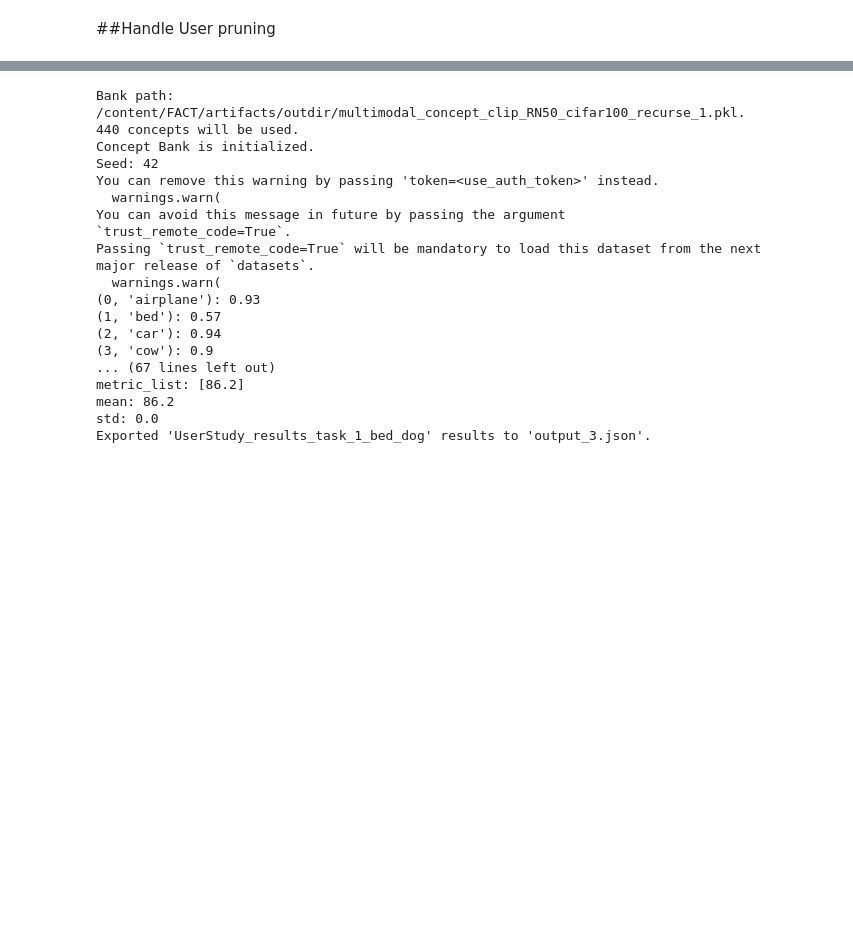
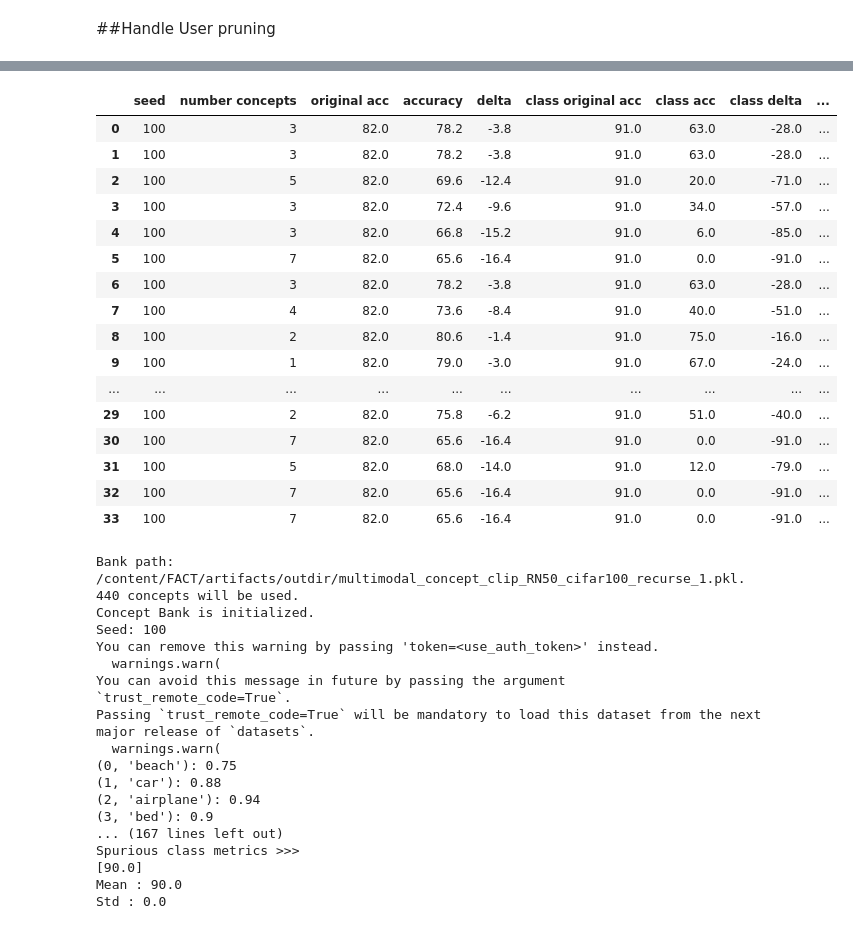
Before and after one commit to dgcnz/FACT, a Jupyter notebook: notebooks/user_study_pcbm.ipynb, the cells around one changed output, grey strips where cells are left out. Saved outputs shown, nothing was run; the diff lists cells and outputs as text; code cells hidden in the pictures; blank space fills up the shorter version.

```diff
--- a/notebooks/user_study_pcbm.ipynb
+++ b/notebooks/user_study_pcbm.ipynb
@@ -768,0 +1975,22 @@ formatted_concept = f"'{corrected_string}'"
+# %%
+csv_path = '/content/FACT/artifacts/outdir/users_pruning_results_task_2_keyboard_cat.csv'
+df = pd.read_csv(csv_path)
+df
+# %% [output]
+|  | seed | number concepts | original acc | accuracy | delta | class original acc | class acc | class delta | ... |
+| 0 | 100 | 3 | 82.0 | 78.2 | -3.8 | 91.0 | 63.0 | -28.0 | ... |
+| 1 | 100 | 3 | 82.0 | 78.2 | -3.8 | 91.0 | 63.0 | -28.0 | ... |
+| 2 | 100 | 5 | 82.0 | 69.6 | -12.4 | 91.0 | 20.0 | -71.0 | ... |
+| 3 | 100 | 3 | 82.0 | 72.4 | -9.6 | 91.0 | 34.0 | -57.0 | ... |
+| 4 | 100 | 3 | 82.0 | 66.8 | -15.2 | 91.0 | 6.0 | -85.0 | ... |
+| 5 | 100 | 7 | 82.0 | 65.6 | -16.4 | 91.0 | 0.0 | -91.0 | ... |
+| 6 | 100 | 3 | 82.0 | 78.2 | -3.8 | 91.0 | 63.0 | -28.0 | ... |
+| 7 | 100 | 4 | 82.0 | 73.6 | -8.4 | 91.0 | 40.0 | -51.0 | ... |
+| 8 | 100 | 2 | 82.0 | 80.6 | -1.4 | 91.0 | 75.0 | -16.0 | ... |
+| 9 | 100 | 1 | 82.0 | 79.0 | -3.0 | 91.0 | 67.0 | -24.0 | ... |
+| ... | ... | ... | ... | ... | ... | ... | ... | ... | ... |
+| 29 | 100 | 2 | 82.0 | 75.8 | -6.2 | 91.0 | 51.0 | -40.0 | ... |
+| 30 | 100 | 7 | 82.0 | 65.6 | -16.4 | 91.0 | 0.0 | -91.0 | ... |
+| 31 | 100 | 5 | 82.0 | 68.0 | -14.0 | 91.0 | 12.0 | -79.0 | ... |
+| 32 | 100 | 7 | 82.0 | 65.6 | -16.4 | 91.0 | 0.0 | -91.0 | ... |
+| 33 | 100 | 7 | 82.0 | 65.6 | -16.4 | 91.0 | 0.0 | -91.0 | ... |
@@ -769,29 +2003,30 @@ formatted_concept = f"'{corrected_string}'"
 # %%
 !python train_pcbm_userstudy.py \
-    --concept-bank='/content/FACT/artifacts/outdir/multimodal_concept_clip_RN50_cifar100_recurse_1.pkl'\
-    --dataset="task_1_bed_dog" \
-    --backbone-name="clip:RN50" \
-    --out-dir=artifacts/outdir \
-    --seeds='42'\
-    --lam=2e-3\
-    --token={token}\
-    --pruning-class='bed'\
-    --prune={formatted_concept}
+  --concept-bank='/content/FACT/artifacts/outdir/multimodal_concept_clip_RN50_cifar100_recurse_1.pkl'\
+  --dataset="task_3_bed_cat" \
+  --backbone-name="clip:RN50" \
+  --out-dir=artifacts/outdir \
+  --print-out=False\
+  --seeds='100'\
+  --lam=2e-3\
+  --token={token}\
+  --pruning-class='bed'\
+  --prune='{user_ans_task_3}'
 # %% [output]
 Bank path: /content/FACT/artifacts/outdir/multimodal_concept_clip_RN50_cifar100_recurse_1.pkl. 440 concepts will be used.
 Concept Bank is initialized.
-Seed: 42
+Seed: 100
 You can remove this warning by passing 'token=<use_auth_token>' instead.
   warnings.warn(
 You can avoid this message in future by passing the argument `trust_remote_code=True`.
 Passing `trust_remote_code=True` will be mandatory to load this dataset from the next major release of `datasets`.
   warnings.warn(
-(0, 'airplane'): 0.93
-(1, 'bed'): 0.57
-(2, 'car'): 0.94
-(3, 'cow'): 0.9
-... (67 lines left out)
-metric_list: [86.2]
-mean: 86.2
-std: 0.0
-Exported 'UserStudy_results_task_1_bed_dog' results to 'output_3.json'.
+(0, 'beach'): 0.75
+(1, 'car'): 0.88
+(2, 'airplane'): 0.94
+(3, 'bed'): 0.9
+... (167 lines left out)
+Spurious class metrics >>>
+[90.0]
+Mean : 90.0
+Std : 0.0
```
Also changed, not shown: parts of 120 cells of this notebook, 1 other file.
